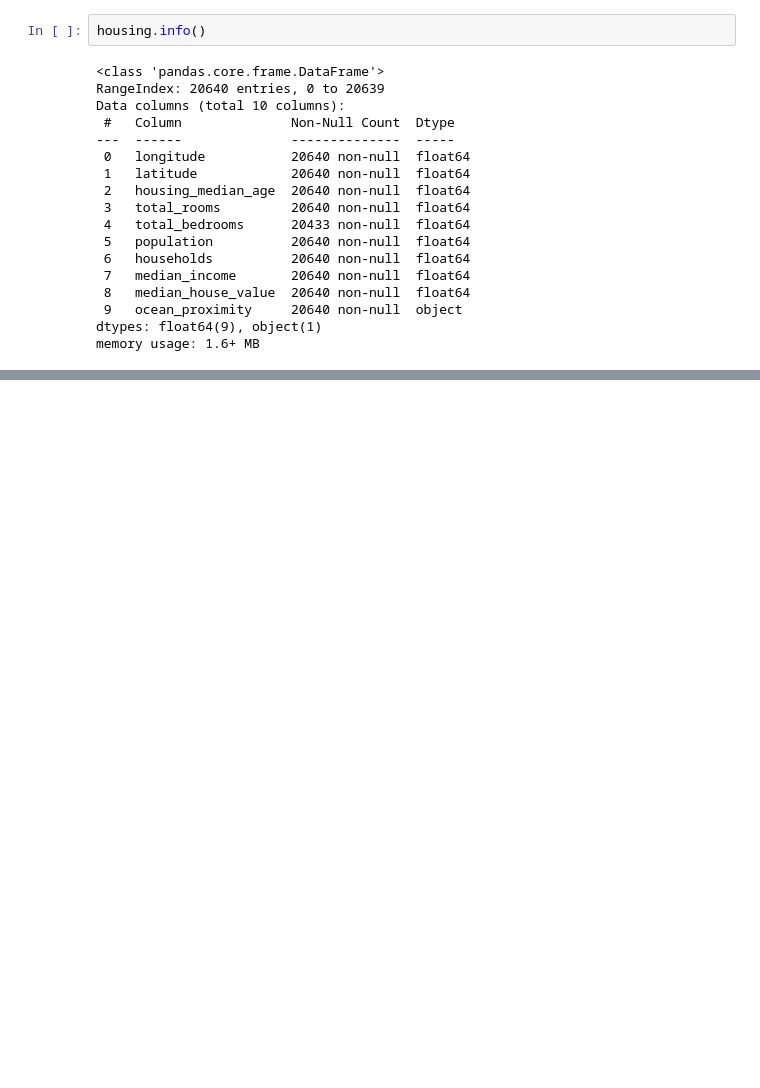
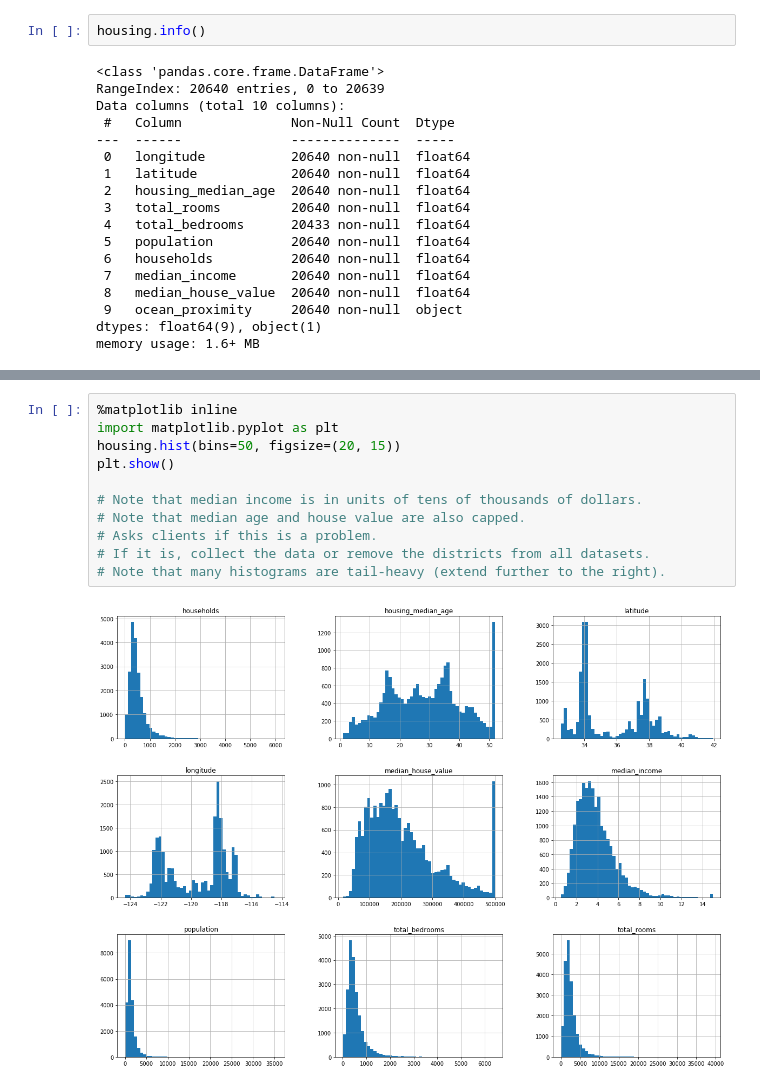
Before and after one commit to cjqian/homl, a Jupyter notebook: Housing.ipynb, the cells around one changed output, grey strips where cells are left out. Cells and saved outputs as stored; diff of their text form; blank space fills up the shorter version.

Commit message:
Finish 'Get the Data' section: explore data and create stratified train/test sets.

```diff
--- a/Housing.ipynb
+++ b/Housing.ipynb
@@ -57,0 +79,13 @@ memory usage: 1.6+ MB
+# %%
+%matplotlib inline
+import matplotlib.pyplot as plt
+housing.hist(bins=50, figsize=(20, 15))
+plt.show()
+
+# Note that median income is in units of tens of thousands of dollars.
+# Note that median age and house value are also capped.
+# Asks clients if this is a problem.
+# If it is, collect the data or remove the districts from all datasets.
+# Note that many histograms are tail-heavy (extend further to the right).
+# %% [output]
+[figure, added]
```
Also changed, not shown: parts of 9 cells of this notebook.
